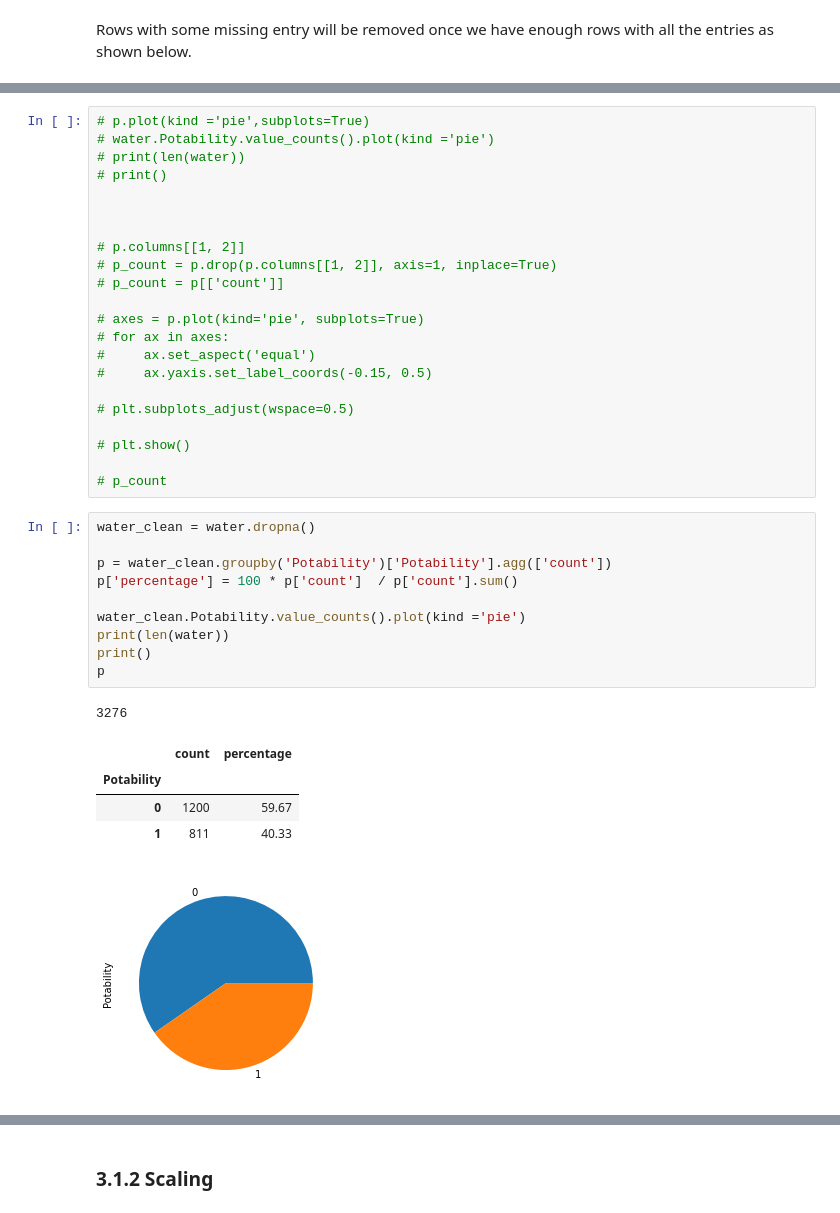
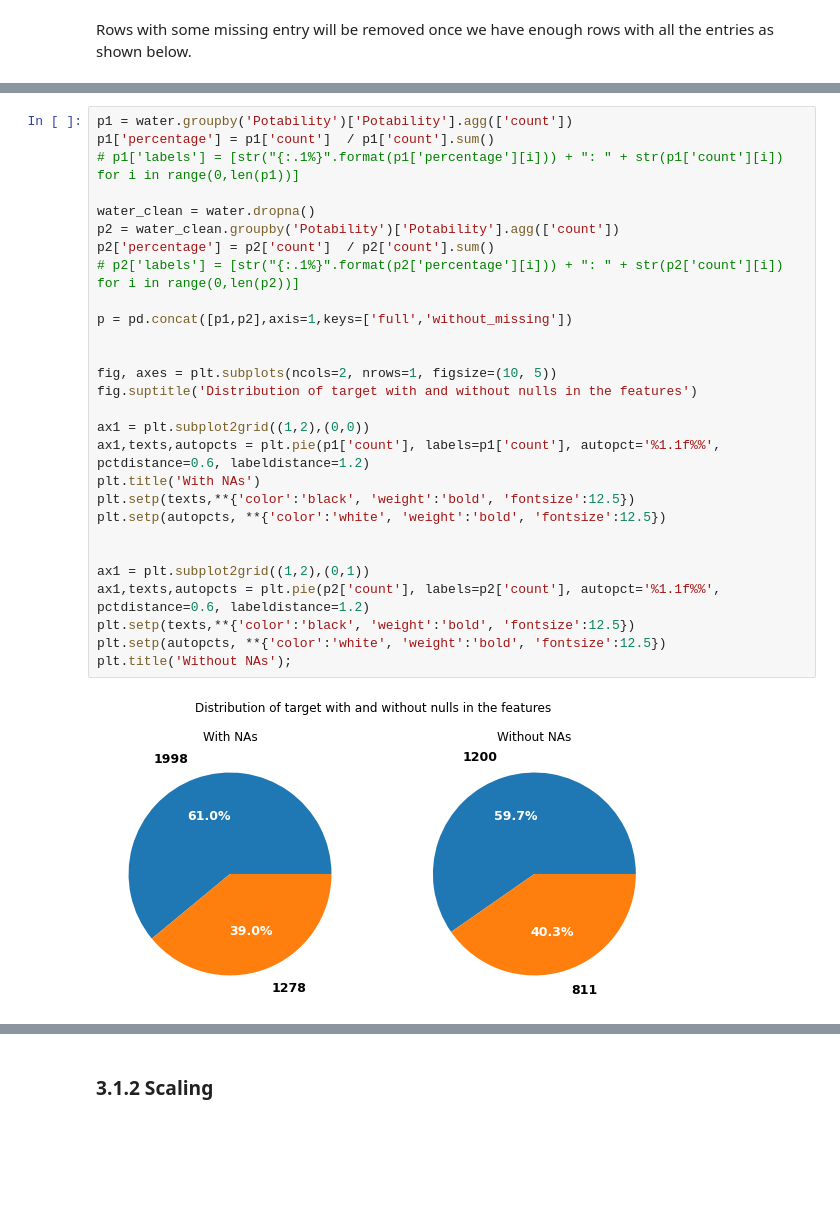
Before and after one commit to MarceloAlvesPereira/To-drink-or-not-to-drink, a Jupyter notebook: Dirty water.ipynb, the cells around one changed output, grey strips where cells are left out. Cells and saved outputs as stored; diff of their text form; blank space fills up the shorter version.

Commit message:
Dirty Water

```diff
--- a/Dirty water.ipynb
+++ b/Dirty water.ipynb
@@ -882,42 +826,33 @@ df
-# %%
-# p.plot(kind ='pie',subplots=True)
-# water.Potability.value_counts().plot(kind ='pie')
-# print(len(water))
-# print()
-
-
-
-# p.columns[[1, 2]]
-# p_count = p.drop(p.columns[[1, 2]], axis=1, inplace=True)
-# p_count = p[['count']]
-
-# axes = p.plot(kind='pie', subplots=True)
-# for ax in axes:
-#     ax.set_aspect('equal')
-#     ax.yaxis.set_label_coords(-0.15, 0.5)
-
-# plt.subplots_adjust(wspace=0.5)
-
-# plt.show()
-
-# p_count
-# %%
-water_clean = water.dropna()
-
-p = water_clean.groupby('Potability')['Potability'].agg(['count'])
-p['percentage'] = 100 * p['count']  / p['count'].sum()
-
-water_clean.Potability.value_counts().plot(kind ='pie')
-print(len(water))
-print()
-p
-# %% [output]
-3276
-|  | count | percentage |
-| Potability |  |  |
-| 0 | 1200 | 59.67 |
-| 1 | 811 | 40.33 |
-[figure, removed]
+# %%
+p1 = water.groupby('Potability')['Potability'].agg(['count'])
+p1['percentage'] = p1['count']  / p1['count'].sum()
+# p1['labels'] = [str("{:.1%}".format(p1['percentage'][i])) + ": " + str(p1['count'][i]) for i in range(0,len(p1))]
+
+water_clean = water.dropna()
+p2 = water_clean.groupby('Potability')['Potability'].agg(['count'])
+p2['percentage'] = p2['count']  / p2['count'].sum()
+# p2['labels'] = [str("{:.1%}".format(p2['percentage'][i])) + ": " + str(p2['count'][i]) for i in range(0,len(p2))]
+
+p = pd.concat([p1,p2],axis=1,keys=['full','without_missing'])
+
+
+fig, axes = plt.subplots(ncols=2, nrows=1, figsize=(10, 5))
+fig.suptitle('Distribution of target with and without nulls in the features')
+
+ax1 = plt.subplot2grid((1,2),(0,0))
+ax1,texts,autopcts = plt.pie(p1['count'], labels=p1['count'], autopct='%1.1f%%', pctdistance=0.6, labeldistance=1.2)
+plt.title('With NAs')
+plt.setp(texts,**{'color':'black', 'weight':'bold', 'fontsize':12.5})
+plt.setp(autopcts, **{'color':'white', 'weight':'bold', 'fontsize':12.5})
+
+
+ax1 = plt.subplot2grid((1,2),(0,1))
+ax1,texts,autopcts = plt.pie(p2['count'], labels=p2['count'], autopct='%1.1f%%', pctdistance=0.6, labeldistance=1.2)
+plt.setp(texts,**{'color':'black', 'weight':'bold', 'fontsize':12.5})
+plt.setp(autopcts, **{'color':'white', 'weight':'bold', 'fontsize':12.5})
+plt.title('Without NAs');
+# %% [output]
+[figure, added]
 # %% [markdown]
 Data with missing entries:
 - Total rows: **3276**
```
Also changed, not shown: parts of 19 cells of this notebook.
